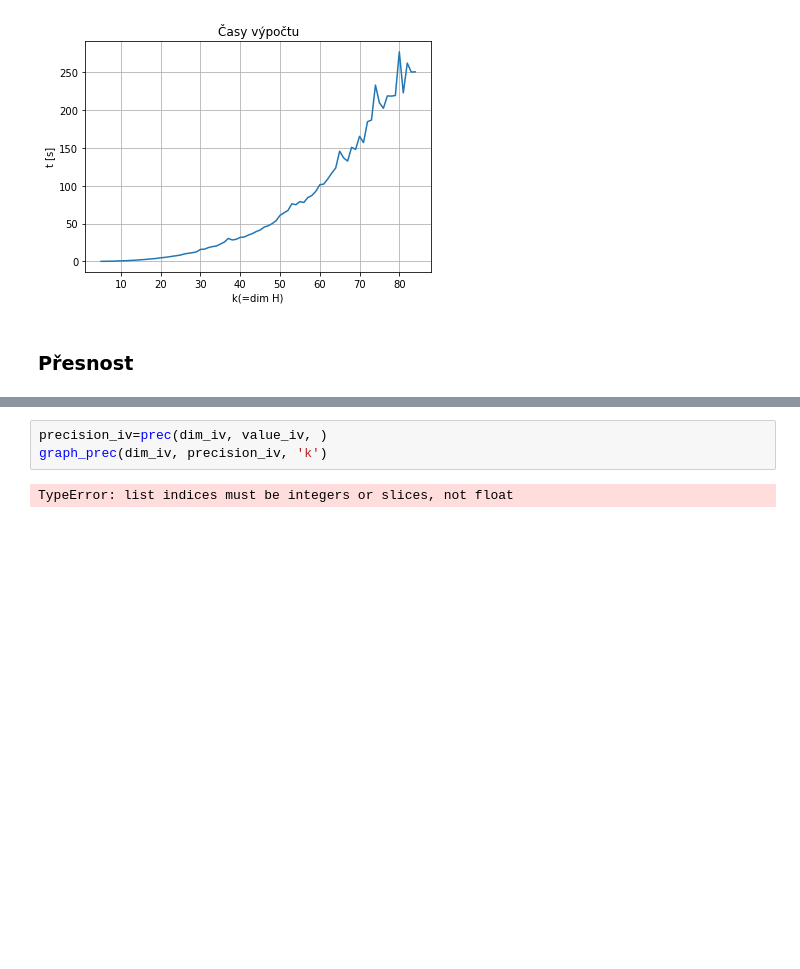
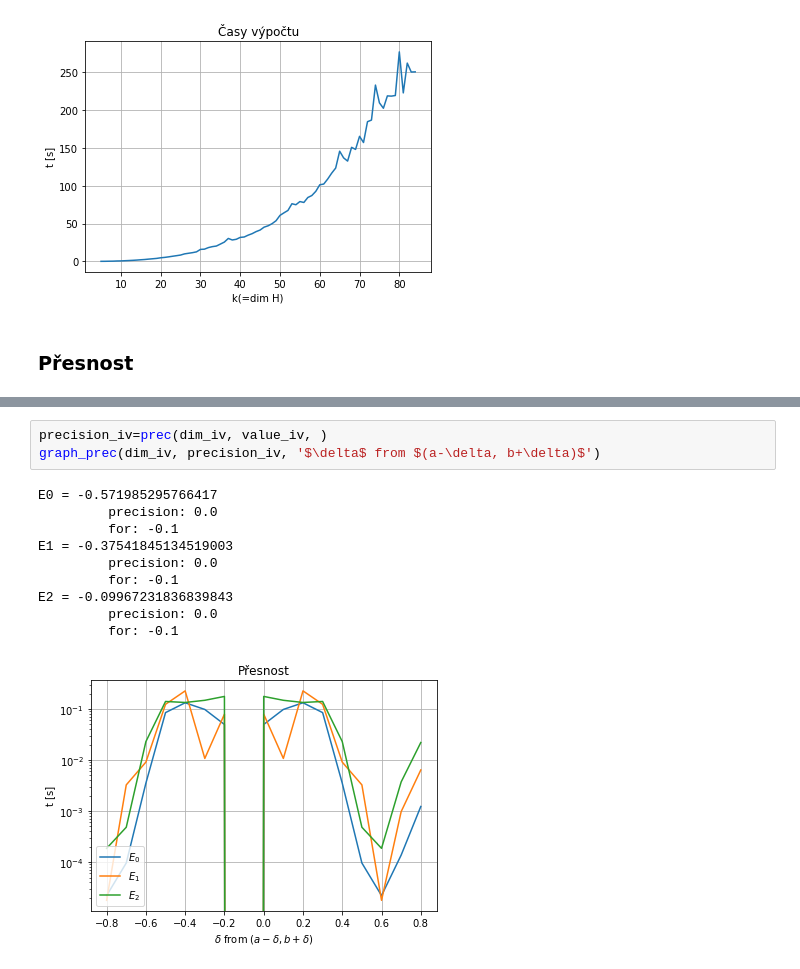
Before and after one commit to Yennda/numethods, a Jupyter notebook: Numerical_methods.ipynb, the cells around one changed output, grey strips where cells are left out. Drawn from its saved outputs; the diff is of its cells as text; blank space fills up the shorter version.

```diff
--- a/Numerical_methods.ipynb
+++ b/Numerical_methods.ipynb
@@ -200,5 +199,14 @@ graph_values(dim_iv, value_iv, '$\delta$ from $(a-\delta, b+\delta)$')
 # %%
 precision_iv=prec(dim_iv, value_iv, )
-graph_prec(dim_iv, precision_iv, 'k')
+graph_prec(dim_iv, precision_iv, '$\delta$ from $(a-\delta, b+\delta)$')
 # %% [output]
-TypeError: list indices must be integers or slices, not float
+E0 = -0.571985295766417
+         precision: 0.0
+         for: -0.1
+E1 = -0.37541845134519003
+         precision: 0.0
+         for: -0.1
+E2 = -0.09967231836839843
+         precision: 0.0
+         for: -0.1
+[figure, added]
```
Also changed, not shown: parts of 8 cells of this notebook, 1 other file.
